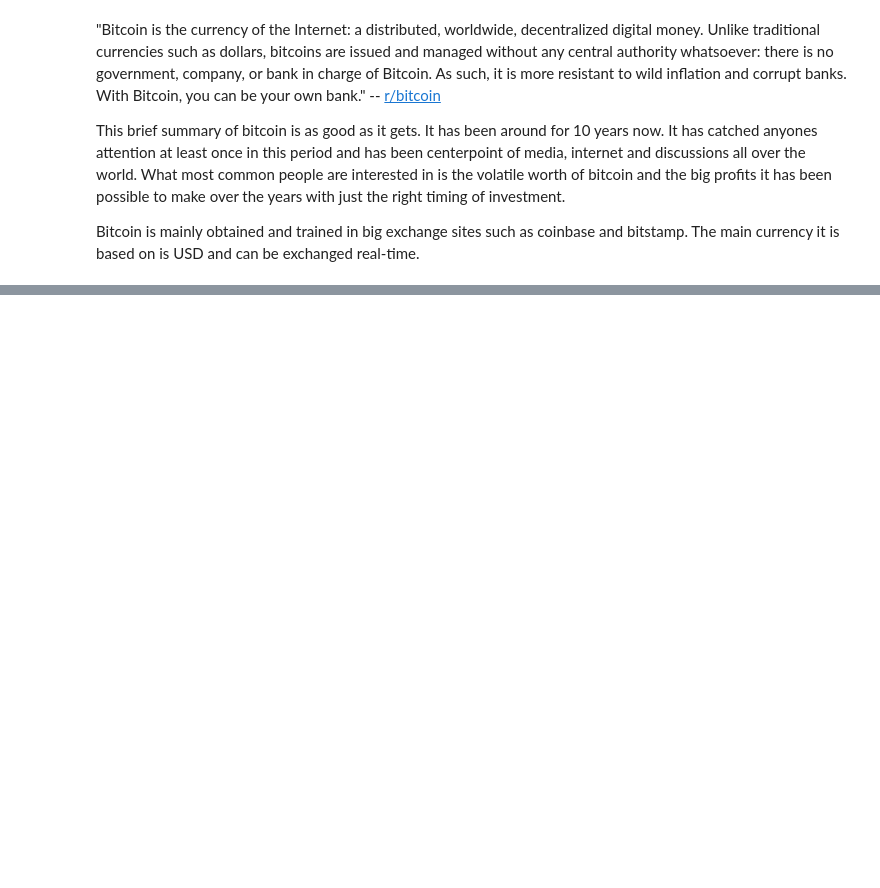
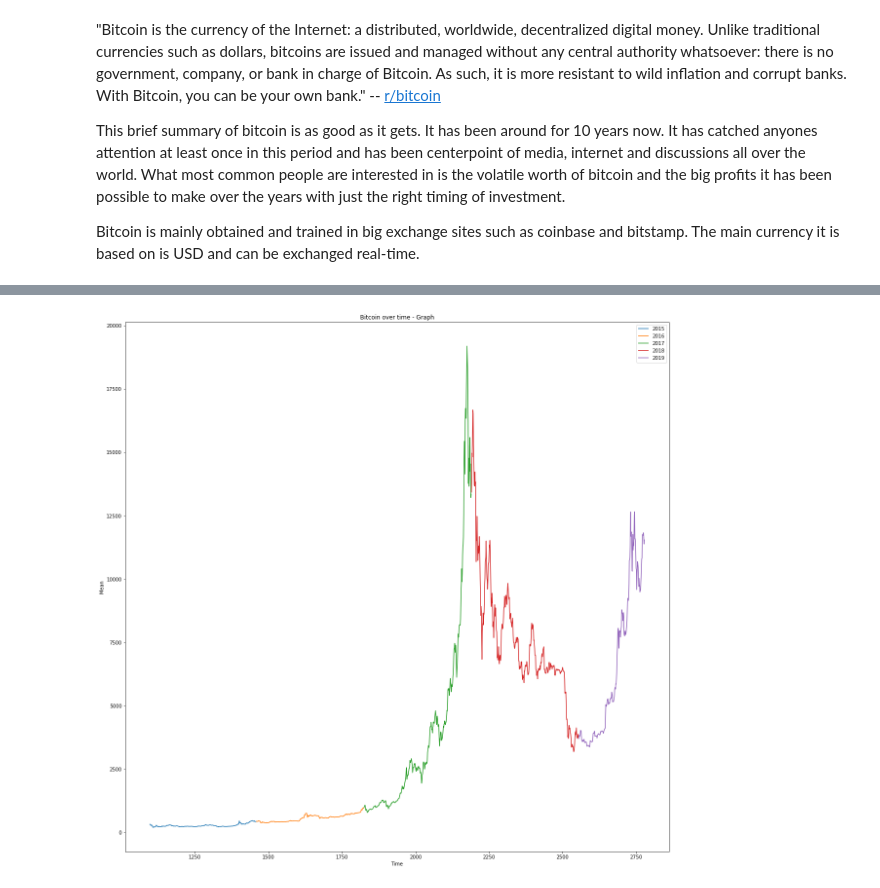
Before and after one commit to Danielulug/bitcoin-data-mining, a Jupyter notebook: main.ipynb, the cells around one changed output, grey strips where cells are left out. Drawn from its saved outputs; the diff is of its cells as text; code cells hidden in the pictures; blank space fills up the shorter version.

Commit message:
added plotting function and moving average variables

```diff
--- a/main.ipynb
+++ b/main.ipynb
@@ -64,0 +61,30 @@ df.head(5)
+# %%
+#missing handling
+#replacing volumes and weighted price with 0s as it does not exist
+#forward filling method for prices
+df['Volume_(BTC)'].fillna(value=0, inplace=True)
+df['Volume_(Currency)'].fillna(value=0, inplace=True)
+df['Weighted_Price'].fillna(value=0, inplace=True)
+missing_filled_df = df.ffill()
+# %%
+def plot_yearly(df, attr):
+    plt.figure(figsize=(20,20))
+    plt.plot(df[df['year']==2015][attr], label='2015')
+    plt.plot(df[df['year']==2016][attr], label='2016')
+    plt.plot(df[df['year']==2017][attr], label='2017')
+    plt.plot(df[df['year']==2018][attr], label='2018')
+    plt.plot(df[df['year']==2019][attr], label='2019')
+    # Add labels and title
+    # format the ticks
+    #plt.xticks(range(1,365))
+    plt.title("Bitcoin over time - Graph")
+    plt.xlabel('Time')
+    plt.ylabel(attr)
+    plt.legend()
+    plt.savefig('bitcoin-{}-by-year.png'.format(attr), bbox_inches='tight')
+    plt.show()
+# %%
+daily_means = missing_filled_df.groupby('date').mean().reset_index()
+daily_means['Mean'] = daily_means[['High', 'Low']].mean(axis=1)
+daily_means['weekday'] = pd.to_datetime(daily_means['date']).dt.weekday_name
+daily_means.head(5)
@@ -64,0 +98,11 @@ df.head(5)
+# %%
+#creating monthly and 3 months moving average
+daily_means['Rolling30'] =daily_means['Mean'].rolling(window=30).mean()
+daily_means['Rolling90'] =daily_means['Mean'].rolling(window=90).mean()
+daily_means['RollingVolume30'] =daily_means['Volume_(BTC)'].rolling(window=30).mean()
+daily_means['RollingVolume90'] =daily_means['Volume_(BTC)'].rolling(window=90).mean()
+# %%
+#plotting mean daily value thorughout the years
+plot_yearly(daily_means, 'Mean')
+# %% [output]
+[figure, added]
```
Also changed, not shown: parts of 24 cells of this notebook.
